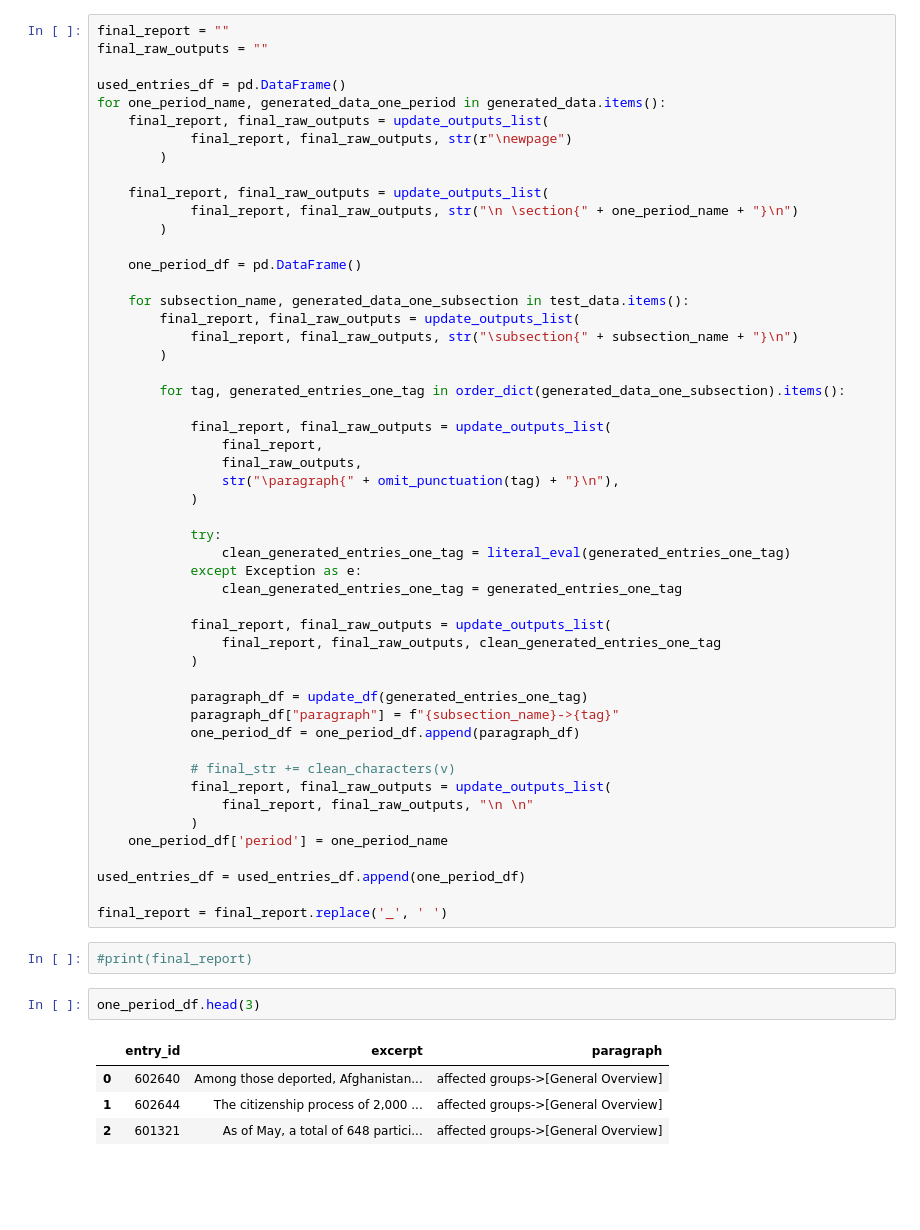
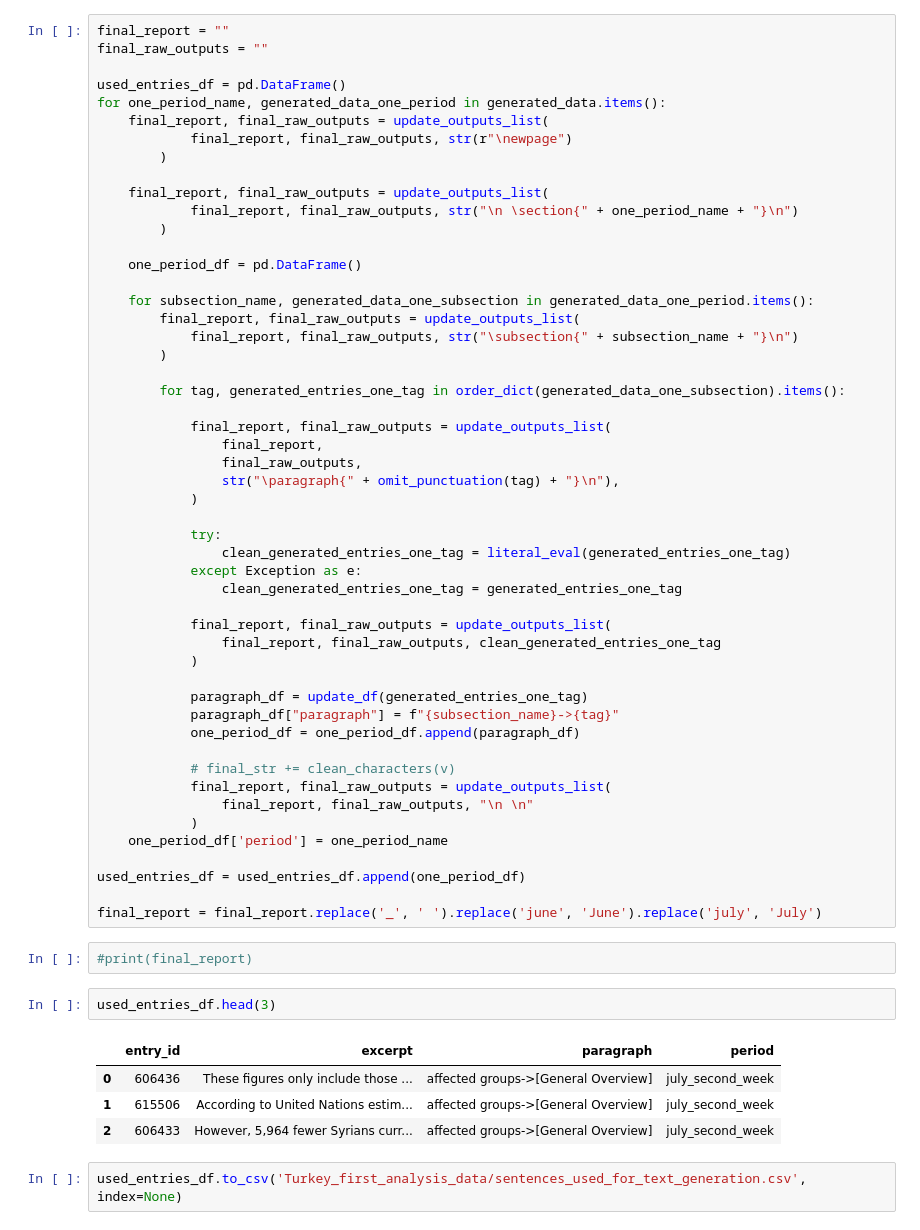
Before and after one commit to the-deep/deep-experiments, a Jupyter notebook: notebooks/models/selim/data_generation/IFRC_Tukey_analysis.ipynb, the cells around one changed output. Saved outputs shown, nothing was run; the diff lists cells and outputs as text; blank space fills up the shorter version.

Commit message:
upload csv of original sentences used

```diff
--- a/notebooks/models/selim/data_generation/IFRC_Tukey_analysis.ipynb
+++ b/notebooks/models/selim/data_generation/IFRC_Tukey_analysis.ipynb
@@ -421,7 +421,7 @@ for one_period_name, generated_data_one_period in generated_data.items():
 
     one_period_df = pd.DataFrame()
 
-    for subsection_name, generated_data_one_subsection in test_data.items():
+    for subsection_name, generated_data_one_subsection in generated_data_one_period.items():
         final_report, final_raw_outputs = update_outputs_list(
             final_report, final_raw_outputs, str("\subsection{" + subsection_name + "}\n")
         )
@@ -455,13 +455,15 @@ for one_period_name, generated_data_one_period in generated_data.items():
 
 used_entries_df = used_entries_df.append(one_period_df)
 
-final_report = final_report.replace('_', ' ')
+final_report = final_report.replace('_', ' ').replace('june', 'June').replace('july', 'July')
 # %%
 #print(final_report)
 # %%
-one_period_df.head(3)
+used_entries_df.head(3)
 # %% [output]
-|  | entry_id | excerpt | paragraph |
-| 0 | 602640 | Among those deported, Afghanistan... | affected groups->[General Overview] |
-| 1 | 602644 | The citizenship process of 2,000 ... | affected groups->[General Overview] |
-| 2 | 601321 | As of May, a total of 648 partici... | affected groups->[General Overview] |
+|  | entry_id | excerpt | paragraph | period |
+| 0 | 606436 | These figures only include those ... | affected groups->[General Overview] | july_second_week |
+| 1 | 615506 | According to United Nations estim... | affected groups->[General Overview] | july_second_week |
+| 2 | 606433 | However, 5,964 fewer Syrians curr... | affected groups->[General Overview] | july_second_week |
+# %%
+used_entries_df.to_csv('Turkey_first_analysis_data/sentences_used_for_text_generation.csv', index=None)
```
